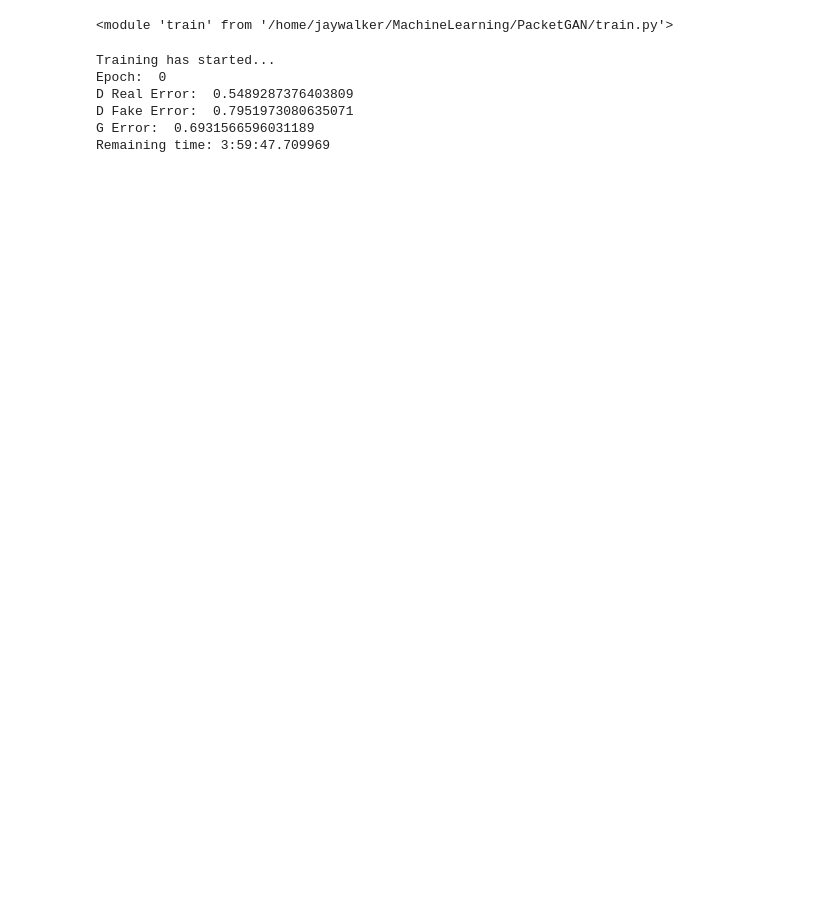
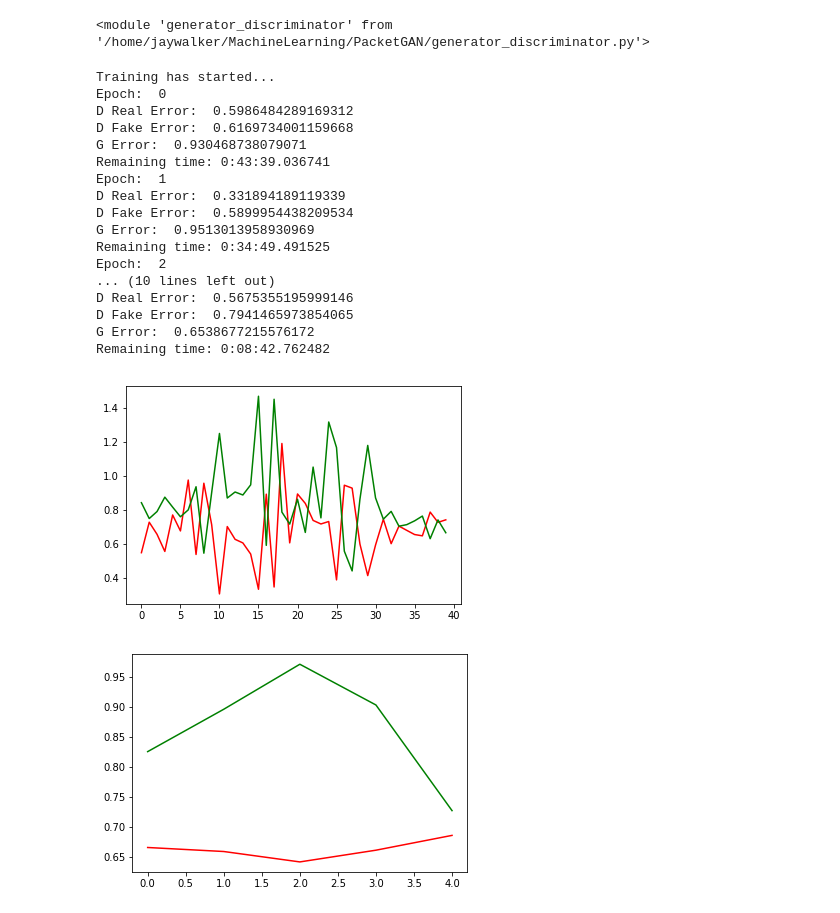
Before and after one commit to JayWalker512/PacketGAN, a Jupyter notebook: PacketGAN.ipynb, the cells around one changed output. Cells and saved outputs as stored; diff of their text form; code cells hidden in the pictures; blank space fills up the shorter version.

```diff
--- a/PacketGAN.ipynb
+++ b/PacketGAN.ipynb
@@ -1,8 +1,10 @@
 # %%
 #setup imports and make ure the files we care about exist
+%matplotlib inline
 import torch
 import torch.nn as nn
 from torch.utils.data import DataLoader
+from torch.utils.data import random_split
 import pandas as pd
 import matplotlib.pyplot as plt
 import numpy as np
@@ -12,24 +14,23 @@ import os.path
 import feature_extraction
 import unsw_nb15_dataset
 import generator_discriminator
-import train
+
 
 from importlib import reload #allow us to reload custom modules any time we like with modifications
 reload(feature_extraction)
 reload(unsw_nb15_dataset)
 reload(generator_discriminator)
-reload(train)
 
 #fe.test_cases()
 # %% [output]
-<module 'train' from '/home/jaywalker/MachineLearning/PacketGAN/train.py'>
+<module 'generator_discriminator' from '/home/jaywalker/MachineLearning/PacketGAN/generator_discriminator.py'>
 # %%
 #set some hyperparameters
 sequence_length=25
 batch_size=1
 
 #first, load the dataset
-data_set = unsw_nb15_dataset.UNSW_NB15(['/home/jaywalker/MachineLearning/PacketGAN/UNSW-NB15_1_clean.csv'],
+data_set = unsw_nb15_dataset.UNSW_NB15('/home/jaywalker/MachineLearning/PacketGAN/UNSW_NB15_full_clean.csv',
                                        sequence_length=sequence_length,
                                        transform=feature_extraction.build_feature_sequence_tensor)
 
@@ -46,8 +47,13 @@ data_set.use_only_category('DoS'); #in this case just look at DoS attack samples
 #by iterating over the dataset for some # of epochs
 #TODO make a python file to contain the network class definitions and training funciton
 
-data_loader = DataLoader(data_set, batch_size=batch_size,
-                        shuffle=True, num_workers=4)
+train_set_length = round(len(data_set) * 0.05)
+test_set_length = train_set_length
+excluded_set_length = len(data_set) - train_set_length - test_set_length
+train_set, test_set, excluded_set = random_split(data_set, [train_set_length, test_set_length, excluded_set_length])
+
+data_loader = DataLoader(train_set, batch_size=batch_size,
+                        shuffle=True, num_workers=2)
 
 data_example = None
 for count, data in enumerate(data_loader):
@@ -58,21 +64,38 @@ for count, data in enumerate(data_loader):
 G = generator_discriminator.Generator(sequence_length, data_example.shape[2], data_example.shape[2] * 2, 30, data_example.shape[2], batch_size, torch.sigmoid)
 D = generator_discriminator.Discriminator(sequence_length, data_example.shape[2], data_example.shape[2] * 2, 1, batch_size, torch.sigmoid)
 # %%
+import train
+reload(train)
+
 #Train the network!
-gen, g_losses, df_losses, g_stats, df_stats = train.train(G,D,data_loader,25)
+num_epochs = 5
+G, D, g_losses, df_losses, g_stats, df_stats = train.train(G,D,data_loader,num_epochs)
 
 #plot instantaneous losses
 plt.plot(range(len(df_losses)), df_losses, 'r-', range(len(g_losses)), g_losses, 'g-')
 plt.show()
 
 #plot loss averages
 plt.plot(range(len(df_stats.get_averages())), df_stats.get_averages(), 'r-', range(len(g_stats.get_averages())), g_stats.get_averages(), 'g-')
 plt.show()
 # %% [output]
 Training has started...
 Epoch:  0
-D Real Error:  0.5489287376403809
-D Fake Error:  0.7951973080635071
-G Error:  0.6931566596031189
-Remaining time: 3:59:47.709969
+D Real Error:  0.5986484289169312
+D Fake Error:  0.6169734001159668
+G Error:  0.930468738079071
+Remaining time: 0:43:39.036741
+Epoch:  1
+D Real Error:  0.331894189119339
+D Fake Error:  0.5899954438209534
+G Error:  0.9513013958930969
+Remaining time: 0:34:49.491525
+Epoch:  2
+... (10 lines left out)
+D Real Error:  0.5675355195999146
+D Fake Error:  0.7941465973854065
+G Error:  0.6538677215576172
+Remaining time: 0:08:42.762482
+[figure, added]
+[figure, added]
 # %%
```
Also changed, not shown: parts of 1 cell of this notebook, 5 other files.
